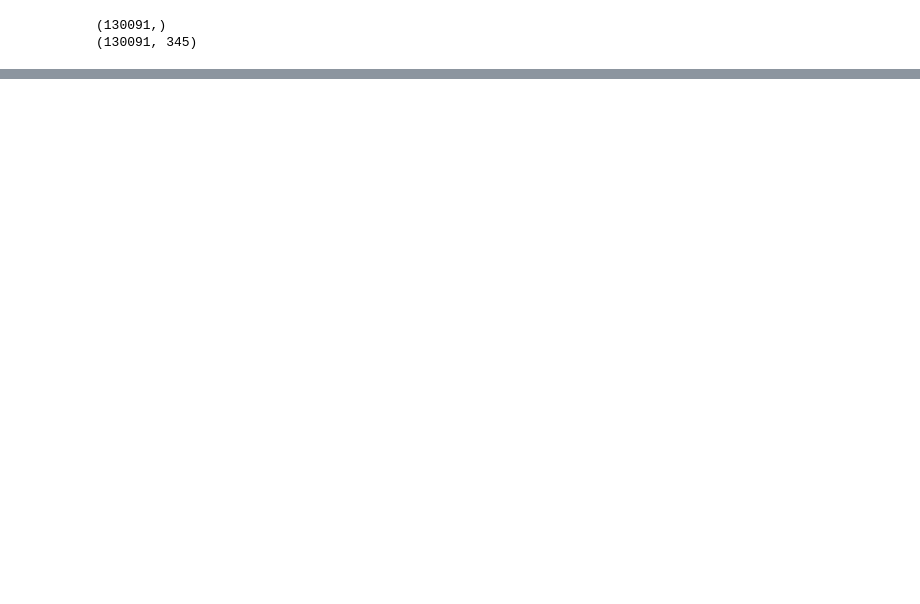
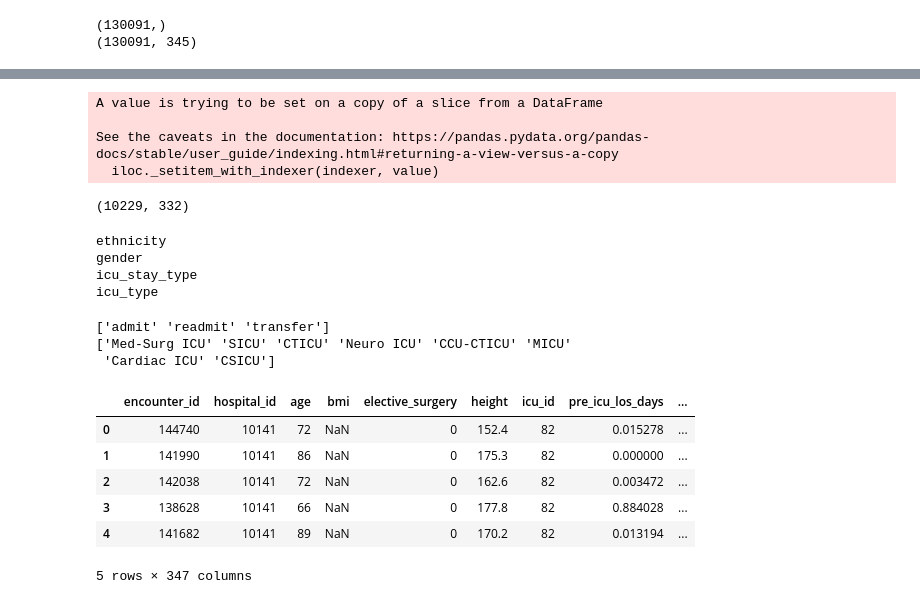
Before and after one commit to DaisyXinyiHe/diabetes_mellitus_predict, a Jupyter notebook: pre_processing.ipynb, the cells around one changed output, grey strips where cells are left out. Drawn from its saved outputs; the diff is of its cells as text; code cells hidden in the pictures; blank space fills up the shorter version.

```diff
--- a/pre_processing.ipynb
+++ b/pre_processing.ipynb
@@ -271,0 +438,36 @@ print(training_data.shape)
+# %%
+# Taking out "hospital_admit_source" and "icu_admit_source" since we took them out in training data
+unlabeled_data = unlabeled_data.drop(columns=['icu_admit_source', 'hospital_admit_source'])
+# %%
+# Putting all "nan" in ethnicity to "other/unknown"
+nanindex = unlabeled_data['ethnicity'].index[unlabeled_data['ethnicity'].apply(pd.isnull)]
+unlabeled_data['ethnicity'].iloc[nanindex] = 'Other/Unknown'
+# %% [output]
+A value is trying to be set on a copy of a slice from a DataFrame
+
+See the caveats in the documentation: https://pandas.pydata.org/pandas-docs/stable/user_guide/indexing.html#returning-a-view-versus-a-copy
+  iloc._setitem_with_indexer(indexer, value)
+# %%
+# Delete the rows if they have nan values in "gender". This is only 66 rows
+nanindex = unlabeled_data['gender'].index[unlabeled_data['gender'].apply(pd.isnull)]
+unlabeled_data = unlabeled_data.drop(nanindex)
+print(unlabeled_data.shape)
+# %% [output]
+(10229, 332)
+# %%
+# Check all current categorical data
+for c in unlabeled_data.columns:
+  if unlabeled_data[c].dtypes == np.dtype('O'):
+      print(c)
+# %% [output]
+ethnicity
+gender
+icu_stay_type
+icu_type
+# %%
+print(unlabeled_data['icu_stay_type'].unique())
+print(unlabeled_data['icu_type'].unique())
+# %% [output]
+['admit' 'readmit' 'transfer']
+['Med-Surg ICU' 'SICU' 'CTICU' 'Neuro ICU' 'CCU-CTICU' 'MICU'
+ 'Cardiac ICU' 'CSICU']
@@ -271,0 +477,10 @@ print(training_data.shape)
+# %%
+unlabeled_data.head(5)
+# %% [output]
+|  | encounter_id | hospital_id | age | bmi | elective_surgery | height | icu_id | pre_icu_los_days | ... |
+| 0 | 144740 | 10141 | 72 | NaN | 0 | 152.4 | 82 | 0.015278 | ... |
+| 1 | 141990 | 10141 | 86 | NaN | 0 | 175.3 | 82 | 0.000000 | ... |
+| 2 | 142038 | 10141 | 72 | NaN | 0 | 162.6 | 82 | 0.003472 | ... |
+| 3 | 138628 | 10141 | 66 | NaN | 0 | 177.8 | 82 | 0.884028 | ... |
+| 4 | 141682 | 10141 | 89 | NaN | 0 | 170.2 | 82 | 0.013194 | ... |
+5 rows × 347 columns
```
Also changed, not shown: parts of 26 cells of this notebook.
